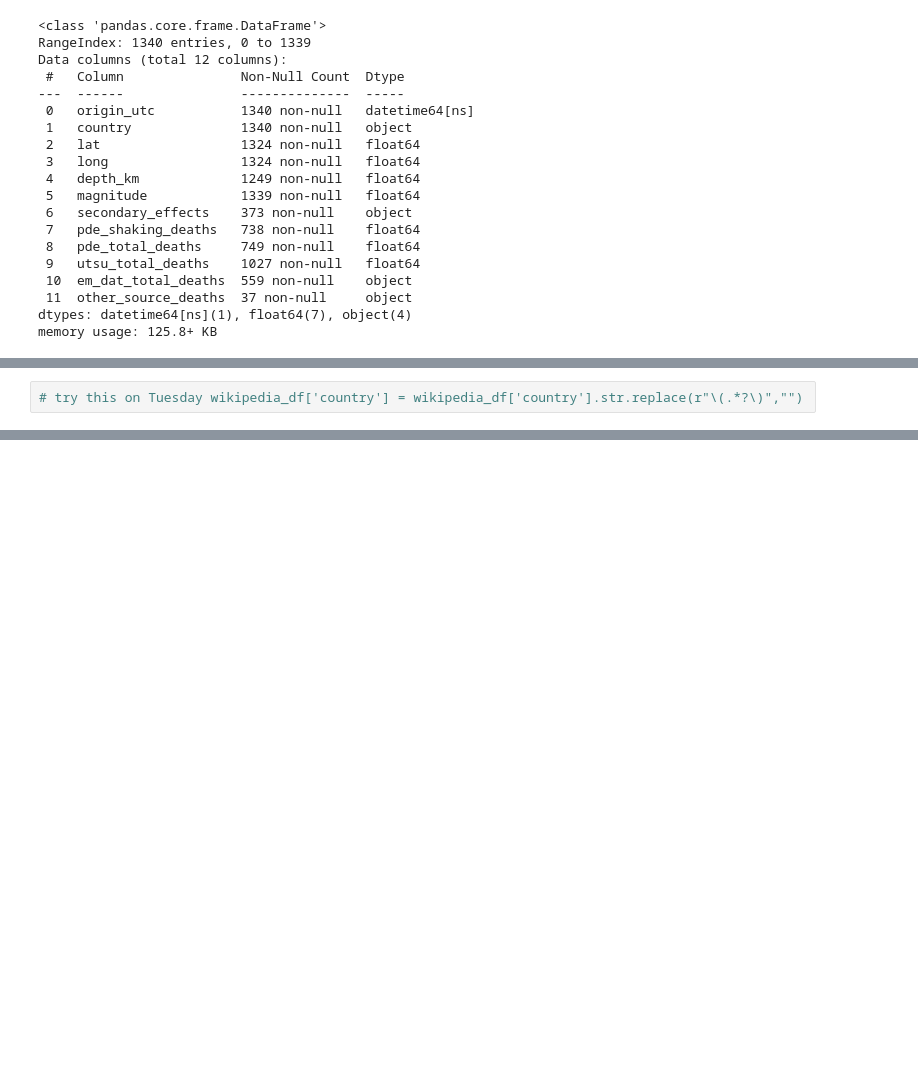
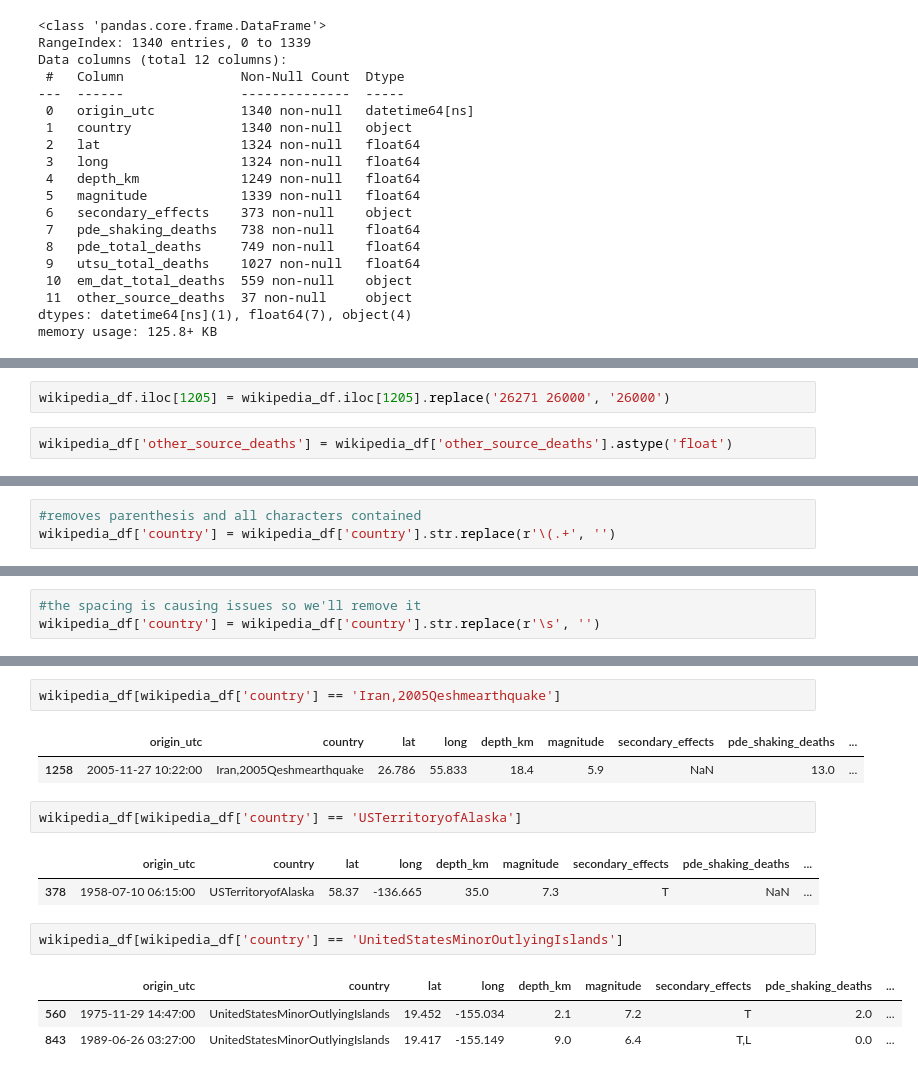
Before and after one commit to nss-data-science-cohort-4/dq3-earthquakes-mst-2-0, a Jupyter notebook: notebooks/webscrape_wiki_earthquake.ipynb, the cells around one changed output, grey strips where cells are left out. Saved outputs shown, nothing was run; the diff lists cells and outputs as text; blank space fills up the shorter version.

```diff
--- a/notebooks/webscrape_wiki_earthquake.ipynb
+++ b/notebooks/webscrape_wiki_earthquake.ipynb
@@ -219,0 +309,4 @@ memory usage: 125.8+ KB
+# %%
+wikipedia_df.iloc[1205] = wikipedia_df.iloc[1205].replace('26271 26000', '26000')
+# %%
+wikipedia_df['other_source_deaths'] = wikipedia_df['other_source_deaths'].astype('float')
@@ -220,2 +333,3 @@ memory usage: 125.8+ KB
 # %%
-# try this on Tuesday wikipedia_df['country'] = wikipedia_df['country'].str.replace(r"\(.*?\)","")
+#removes parenthesis and all characters contained
+wikipedia_df['country'] = wikipedia_df['country'].str.replace(r'\(.+', '')
@@ -221,0 +388,3 @@ memory usage: 125.8+ KB
+# %%
+#the spacing is causing issues so we'll remove it
+wikipedia_df['country'] = wikipedia_df['country'].str.replace(r'\s', '')
@@ -221,0 +411,16 @@ memory usage: 125.8+ KB
+# %%
+wikipedia_df[wikipedia_df['country'] == 'Iran,2005Qeshmearthquake']
+# %% [output]
+|  | origin_utc | country | lat | long | depth_km | magnitude | secondary_effects | pde_shaking_deaths | ... |
+| 1258 | 2005-11-27 10:22:00 | Iran,2005Qeshmearthquake | 26.786 | 55.833 | 18.4 | 5.9 | NaN | 13.0 | ... |
+# %%
+wikipedia_df[wikipedia_df['country'] == 'USTerritoryofAlaska']
+# %% [output]
+|  | origin_utc | country | lat | long | depth_km | magnitude | secondary_effects | pde_shaking_deaths | ... |
+| 378 | 1958-07-10 06:15:00 | USTerritoryofAlaska | 58.37 | -136.665 | 35.0 | 7.3 | T | NaN | ... |
+# %%
+wikipedia_df[wikipedia_df['country'] == 'UnitedStatesMinorOutlyingIslands']
+# %% [output]
+|  | origin_utc | country | lat | long | depth_km | magnitude | secondary_effects | pde_shaking_deaths | ... |
+| 560 | 1975-11-29 14:47:00 | UnitedStatesMinorOutlyingIslands | 19.452 | -155.034 | 2.1 | 7.2 | T | 2.0 | ... |
+| 843 | 1989-06-26 03:27:00 | UnitedStatesMinorOutlyingIslands | 19.417 | -155.149 | 9.0 | 6.4 | T,L | 0.0 | ... |
```
Also changed, not shown: parts of 26 cells of this notebook.
